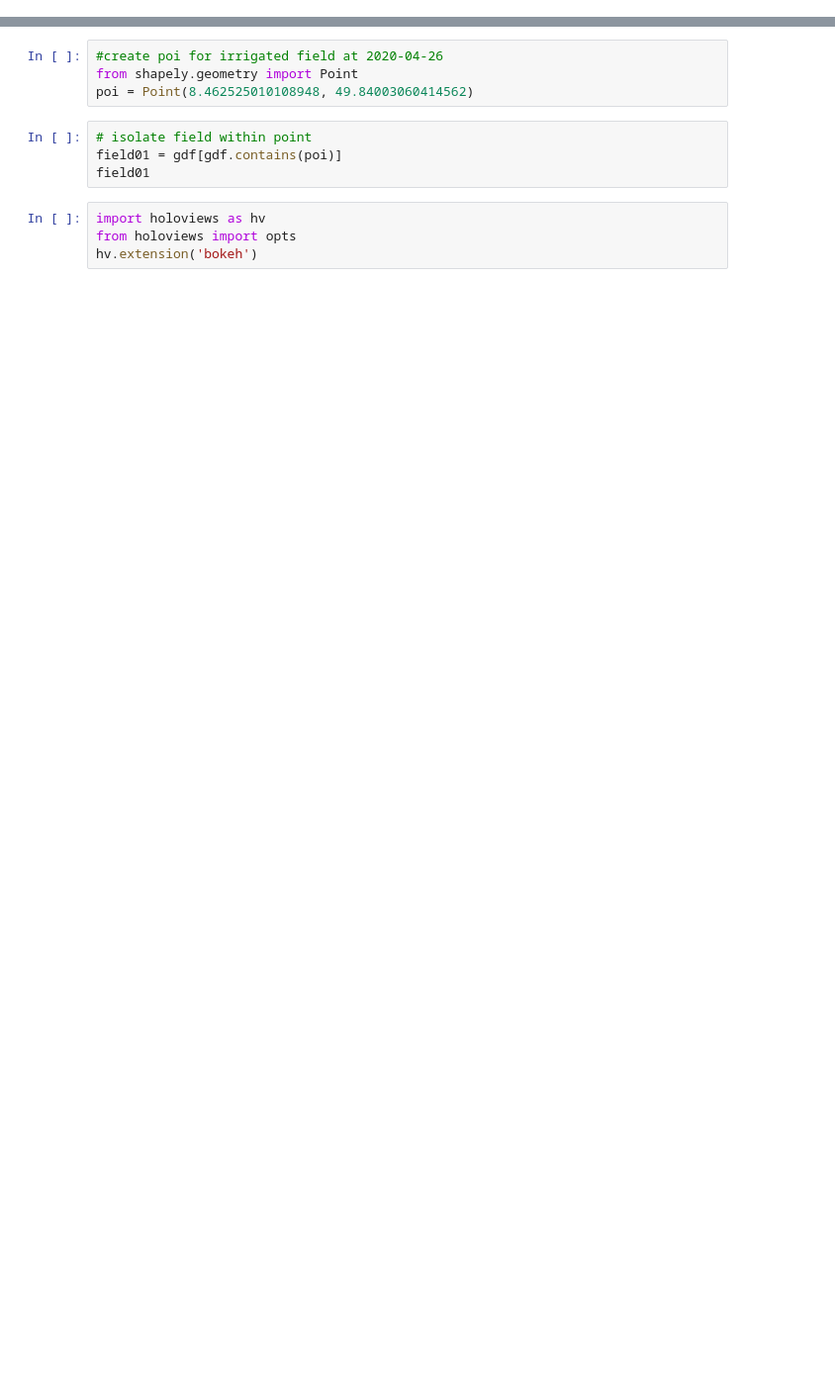
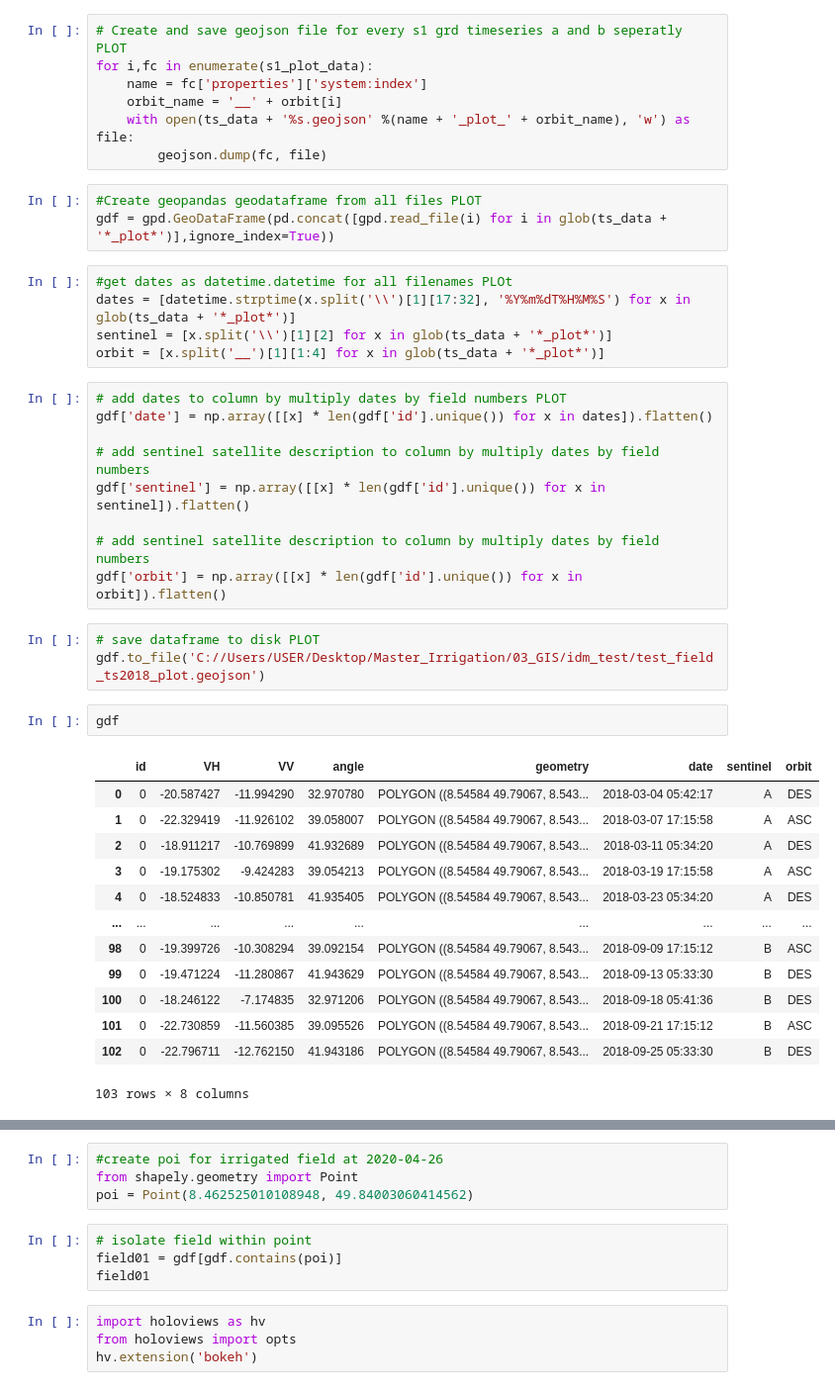
Before and after one commit to till90/irrigation_detection, a Jupyter notebook: 07_Sentinel_1_grd.ipynb, the cells around one changed output, grey strips where cells are left out. Shown at 99% size. Drawn from its saved outputs; the diff is of its cells as text; blank space fills up the shorter version.

```diff
--- a/07_Sentinel_1_grd.ipynb
+++ b/07_Sentinel_1_grd.ipynb
@@ -78,0 +144,43 @@ gdf.to_file(r'C:\Users\USER\Desktop\Master_Irrigation\03_GIS\sentinel1\fields01_
+# %%
+# Create and save geojson file for every s1 grd timeseries a and b seperatly PLOT
+for i,fc in enumerate(s1_plot_data):
+    name = fc['properties']['system:index']
+    orbit_name = '__' + orbit[i]
+    with open(ts_data + '%s.geojson' %(name + '_plot_' + orbit_name), 'w') as file:
+        geojson.dump(fc, file)
+# %%
+#Create geopandas geodataframe from all files PLOT
+gdf = gpd.GeoDataFrame(pd.concat([gpd.read_file(i) for i in glob(ts_data + '*_plot*')],ignore_index=True))
+# %%
+#get dates as datetime.datetime for all filenames PLOt
+dates = [datetime.strptime(x.split('\\')[1][17:32], '%Y%m%dT%H%M%S') for x in glob(ts_data + '*_plot*')]
+sentinel = [x.split('\\')[1][2] for x in glob(ts_data + '*_plot*')]
+orbit = [x.split('__')[1][1:4] for x in glob(ts_data + '*_plot*')]
+# %%
+# add dates to column by multiply dates by field numbers PLOT
+gdf['date'] = np.array([[x] * len(gdf['id'].unique()) for x in dates]).flatten()
+
+# add sentinel satellite description to column by multiply dates by field numbers
+gdf['sentinel'] = np.array([[x] * len(gdf['id'].unique()) for x in sentinel]).flatten()
+
+# add sentinel satellite description to column by multiply dates by field numbers
+gdf['orbit'] = np.array([[x] * len(gdf['id'].unique()) for x in orbit]).flatten()
+# %%
+# save dataframe to disk PLOT
+gdf.to_file('C://Users/USER/Desktop/Master_Irrigation/03_GIS/idm_test/test_field_ts2018_plot.geojson')
+# %%
+gdf
+# %% [output]
+|  | id | VH | VV | angle | geometry | date | sentinel | orbit |
+| 0 | 0 | -20.587427 | -11.994290 | 32.970780 | POLYGON ((8.54584 49.79067, 8.543... | 2018-03-04 05:42:17 | A | DES |
+| 1 | 0 | -22.329419 | -11.926102 | 39.058007 | POLYGON ((8.54584 49.79067, 8.543... | 2018-03-07 17:15:58 | A | ASC |
+| 2 | 0 | -18.911217 | -10.769899 | 41.932689 | POLYGON ((8.54584 49.79067, 8.543... | 2018-03-11 05:34:20 | A | DES |
+| 3 | 0 | -19.175302 | -9.424283 | 39.054213 | POLYGON ((8.54584 49.79067, 8.543... | 2018-03-19 17:15:58 | A | ASC |
+| 4 | 0 | -18.524833 | -10.850781 | 41.935405 | POLYGON ((8.54584 49.79067, 8.543... | 2018-03-23 05:34:20 | A | DES |
+| ... | ... | ... | ... | ... | ... | ... | ... | ... |
+| 98 | 0 | -19.399726 | -10.308294 | 39.092154 | POLYGON ((8.54584 49.79067, 8.543... | 2018-09-09 17:15:12 | B | ASC |
+| 99 | 0 | -19.471224 | -11.280867 | 41.943629 | POLYGON ((8.54584 49.79067, 8.543... | 2018-09-13 05:33:30 | B | DES |
+| 100 | 0 | -18.246122 | -7.174835 | 32.971206 | POLYGON ((8.54584 49.79067, 8.543... | 2018-09-18 05:41:36 | B | DES |
+| 101 | 0 | -22.730859 | -11.560385 | 39.095526 | POLYGON ((8.54584 49.79067, 8.543... | 2018-09-21 17:15:12 | B | ASC |
+| 102 | 0 | -22.796711 | -12.762150 | 41.943186 | POLYGON ((8.54584 49.79067, 8.543... | 2018-09-25 05:33:30 | B | DES |
+103 rows × 8 columns
```
Also changed, not shown: parts of 36 cells of this notebook, 4 other files.
